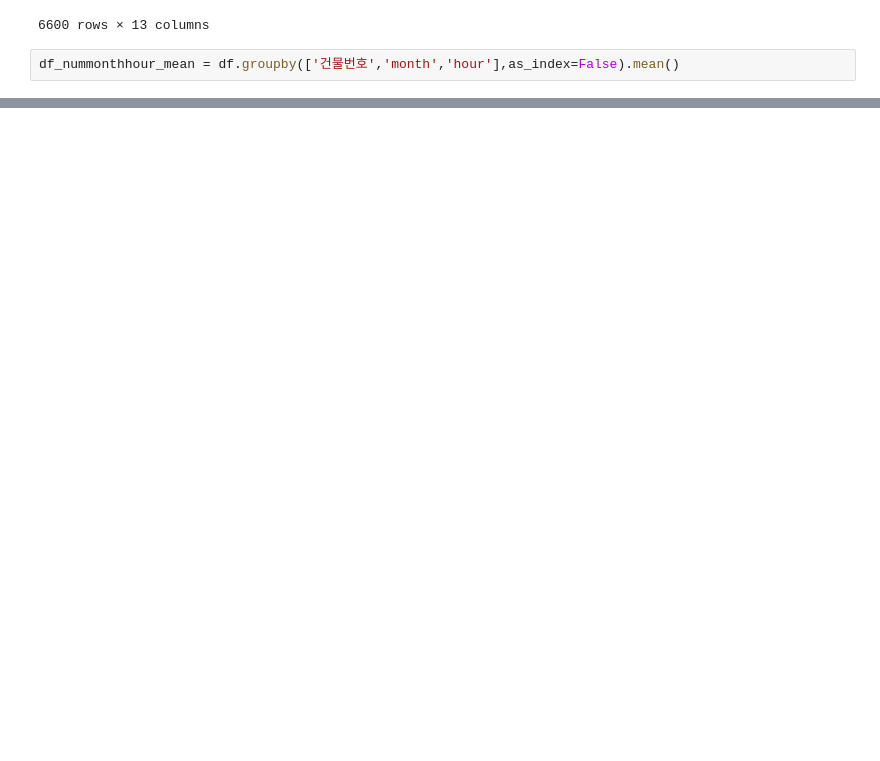
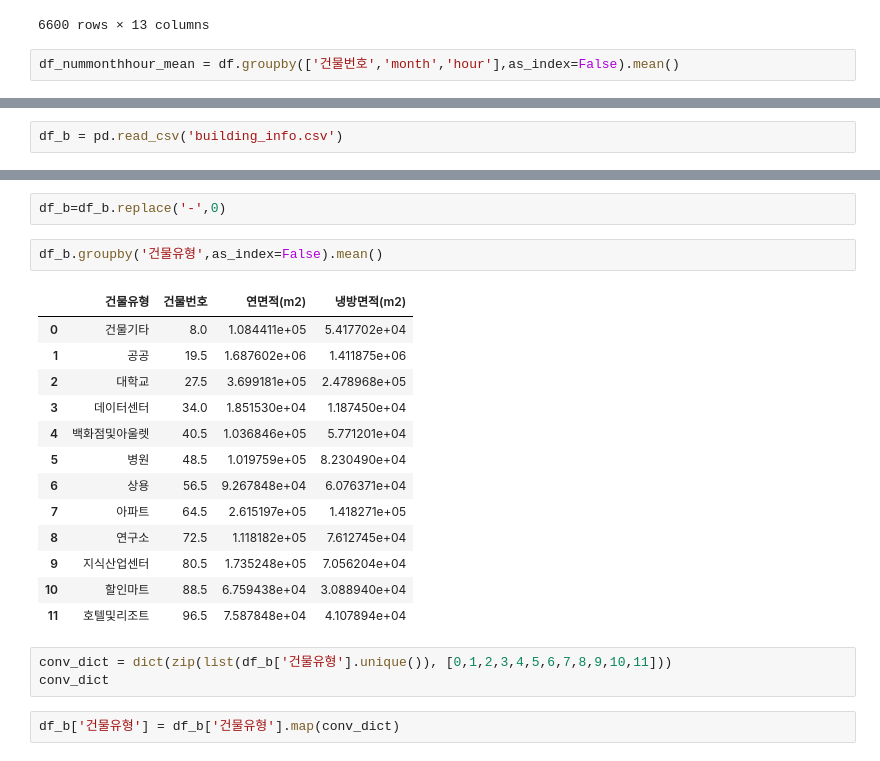
Before and after one commit to jihun0423/electric_predict, a Jupyter notebook: electric.ipynb, the cells around one changed output, grey strips where cells are left out. Drawn from its saved outputs; the diff is of its cells as text; blank space fills up the shorter version.

```diff
--- a/electric.ipynb
+++ b/electric.ipynb
@@ -109,0 +186,2 @@ for col in null_feature:
+# %%
+df_b = pd.read_csv('building_info.csv')
@@ -110,2 +208,25 @@ for col in null_feature:
+# %%
+df_b=df_b.replace('-',0)
+# %%
+df_b.groupby('건물유형',as_index=False).mean()
+# %% [output]
+|  | 건물유형 | 건물번호 | 연면적(m2) | 냉방면적(m2) |
+| 0 | 건물기타 | 8.0 | 1.084411e+05 | 5.417702e+04 |
+| 1 | 공공 | 19.5 | 1.687602e+06 | 1.411875e+06 |
+| 2 | 대학교 | 27.5 | 3.699181e+05 | 2.478968e+05 |
+| 3 | 데이터센터 | 34.0 | 1.851530e+04 | 1.187450e+04 |
+| 4 | 백화점및아울렛 | 40.5 | 1.036846e+05 | 5.771201e+04 |
+| 5 | 병원 | 48.5 | 1.019759e+05 | 8.230490e+04 |
+| 6 | 상용 | 56.5 | 9.267848e+04 | 6.076371e+04 |
+| 7 | 아파트 | 64.5 | 2.615197e+05 | 1.418271e+05 |
+| 8 | 연구소 | 72.5 | 1.118182e+05 | 7.612745e+04 |
+| 9 | 지식산업센터 | 80.5 | 1.735248e+05 | 7.056204e+04 |
+| 10 | 할인마트 | 88.5 | 6.759438e+04 | 3.088940e+04 |
+| 11 | 호텔및리조트 | 96.5 | 7.587848e+04 | 4.107894e+04 |
+# %%
+conv_dict = dict(zip(list(df_b['건물유형'].unique()), [0,1,2,3,4,5,6,7,8,9,10,11]))
+conv_dict
+# %%
+df_b['건물유형'] = df_b['건물유형'].map(conv_dict)
 # %%
 pip install -U pandasql
```
Also changed, not shown: parts of 26 cells of this notebook.
